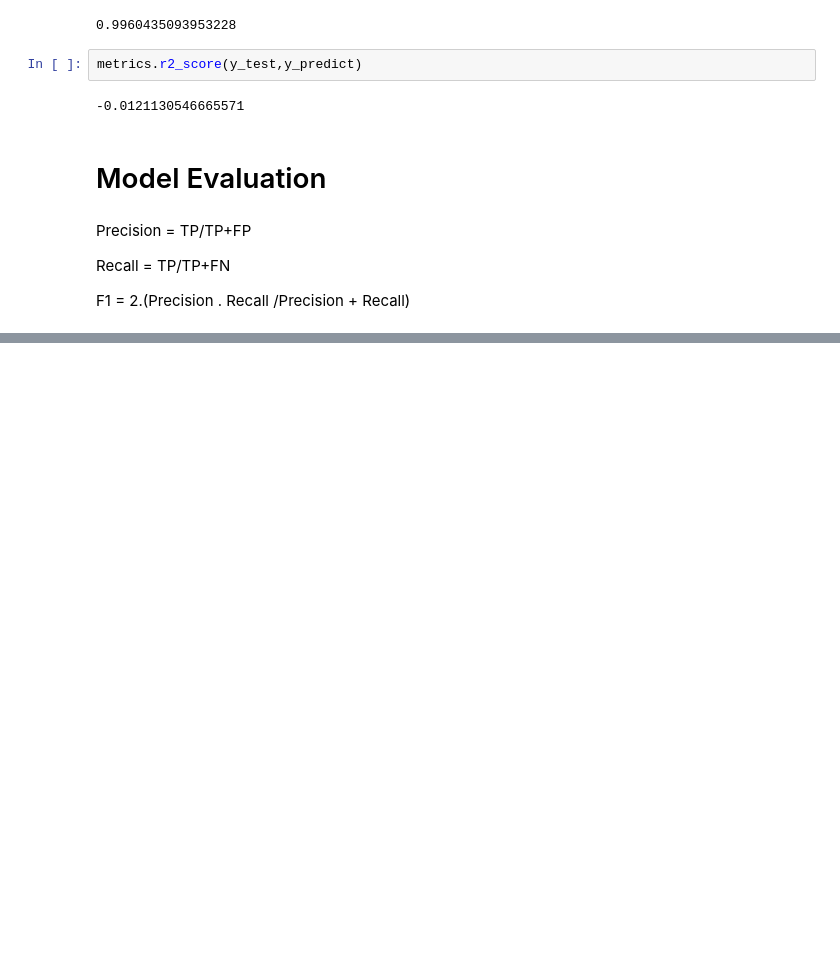
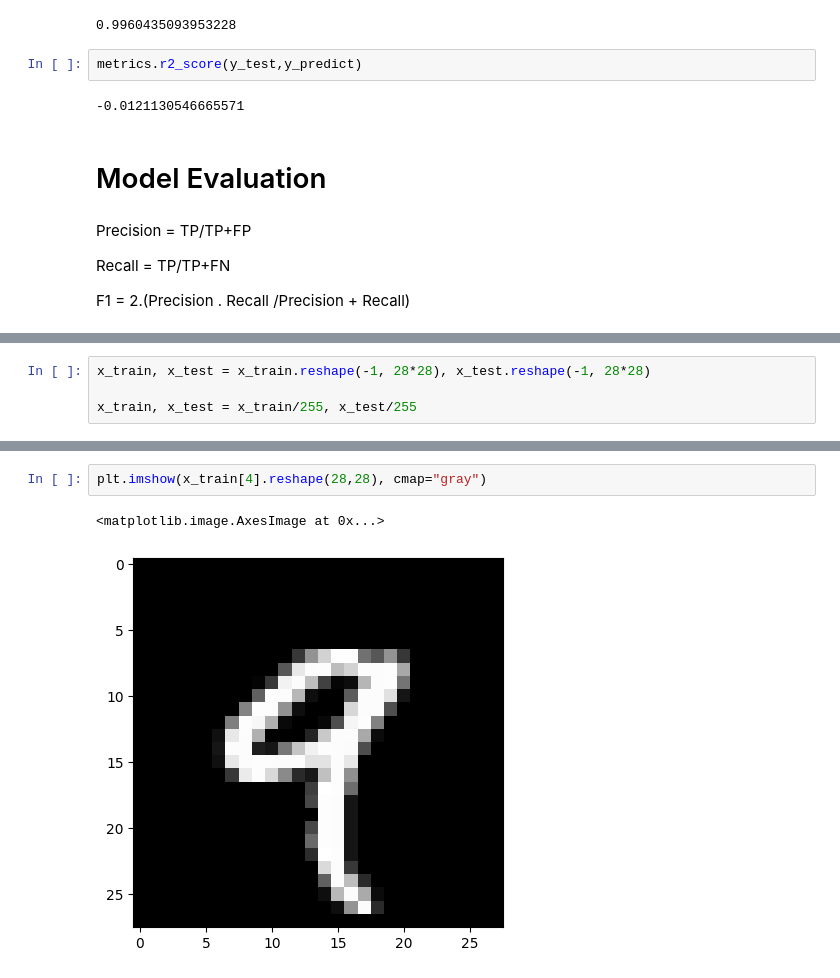
Before and after one commit to toedue/Python-for-Data-Science-and-Machine-Learning, a Jupyter notebook: Python_for_Data_Science_and_Machine_Learning.ipynb, the cells around one changed output, grey strips where cells are left out. Cells and saved outputs as stored; diff of their text form; blank space fills up the shorter version.

```diff
--- a/Python_for_Data_Science_and_Machine_Learning.ipynb
+++ b/Python_for_Data_Science_and_Machine_Learning.ipynb
@@ -583,0 +661,4 @@ F1 = 2.(Precision . Recall /Precision + Recall)
+# %%
+x_train, x_test = x_train.reshape(-1, 28*28), x_test.reshape(-1, 28*28)
+
+x_train, x_test = x_train/255, x_test/255
@@ -583,0 +671,5 @@ F1 = 2.(Precision . Recall /Precision + Recall)
+# %%
+plt.imshow(x_train[4].reshape(28,28), cmap="gray")
+# %% [output]
+<matplotlib.image.AxesImage at 0x...>
+[figure, added]
```
Also changed, not shown: parts of 15 cells of this notebook.
